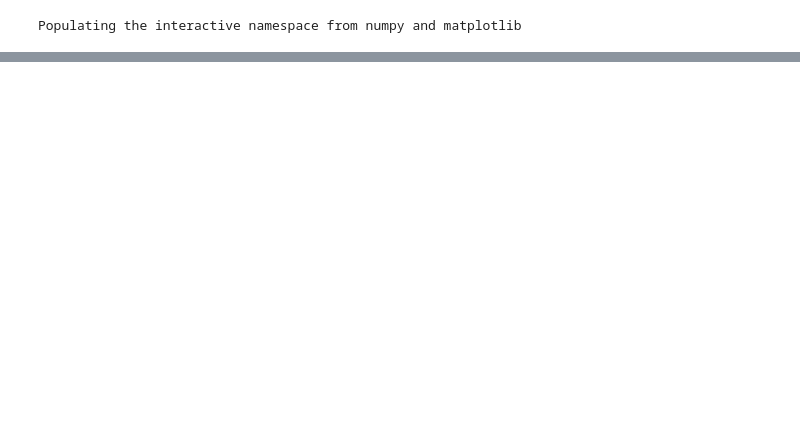
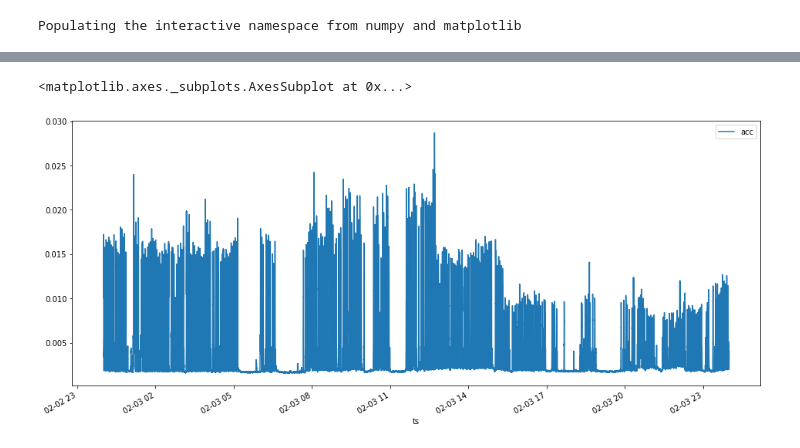
Before and after one commit to NeveIsa/RBCCPS, a Jupyter notebook: analytics/vibration.ipynb, the cells around one changed output, grey strips where cells are left out. Cells and saved outputs as stored; diff of their text form; code cells hidden in the pictures; blank space fills up the shorter version.

```diff
--- a/analytics/vibration.ipynb
+++ b/analytics/vibration.ipynb
@@ -25,0 +60,7 @@ temp.rolling(100).mean().plot("timestamp","data.az")
+# %%
+x=temp.rolling(75*15).std()
+# %%
+x.plot()
+# %% [output]
+<matplotlib.axes._subplots.AxesSubplot at 0x...>
+[figure, added]
```
Also changed, not shown: parts of 35 cells of this notebook, 24 other files.
